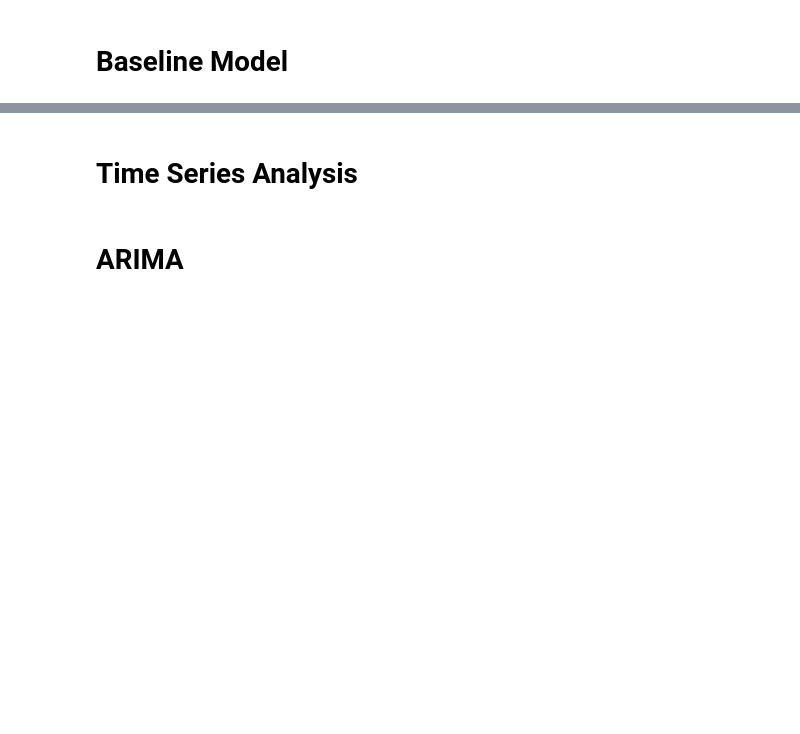
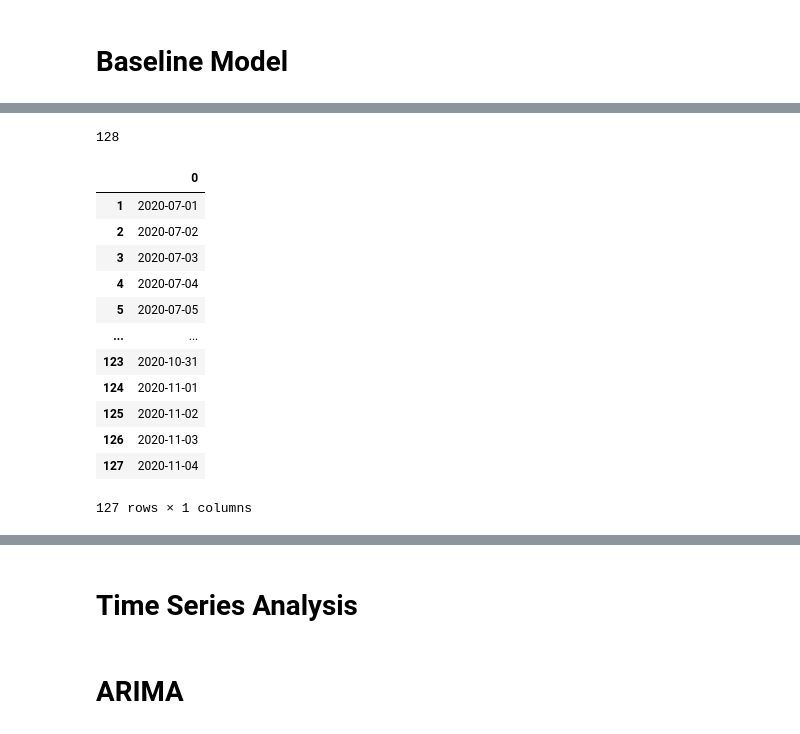
Before and after one commit to Rhuck1/Bitcoin-Price-Analysis, a Jupyter notebook: capstone_2_rough_draft.ipynb, the cells around one changed output, grey strips where cells are left out. Cells and saved outputs as stored; diff of their text form; code cells hidden in the pictures; blank space fills up the shorter version.

```diff
--- a/capstone_2_rough_draft.ipynb
+++ b/capstone_2_rough_draft.ipynb
@@ -338,0 +356,4 @@ https://www.youtube.com/watch?v=KiilLcqE0Os
+# %%
+len(y_predict_dummy_mean) # why does it give me 128 values...seems rather arbitrary
+# %% [output]
+128
@@ -338,0 +366,18 @@ https://www.youtube.com/watch?v=KiilLcqE0Os
+# %%
+predicted_dates = pd.DataFrame(predicted_dates)
+predicted_dates = predicted_dates.drop(0)
+predicted_dates
+# %% [output]
+|  | 0 |
+| 1 | 2020-07-01 |
+| 2 | 2020-07-02 |
+| 3 | 2020-07-03 |
+| 4 | 2020-07-04 |
+| 5 | 2020-07-05 |
+| ... | ... |
+| 123 | 2020-10-31 |
+| 124 | 2020-11-01 |
+| 125 | 2020-11-02 |
+| 126 | 2020-11-03 |
+| 127 | 2020-11-04 |
+127 rows × 1 columns
```
Also changed, not shown: parts of 14 cells of this notebook, 3 other files.
